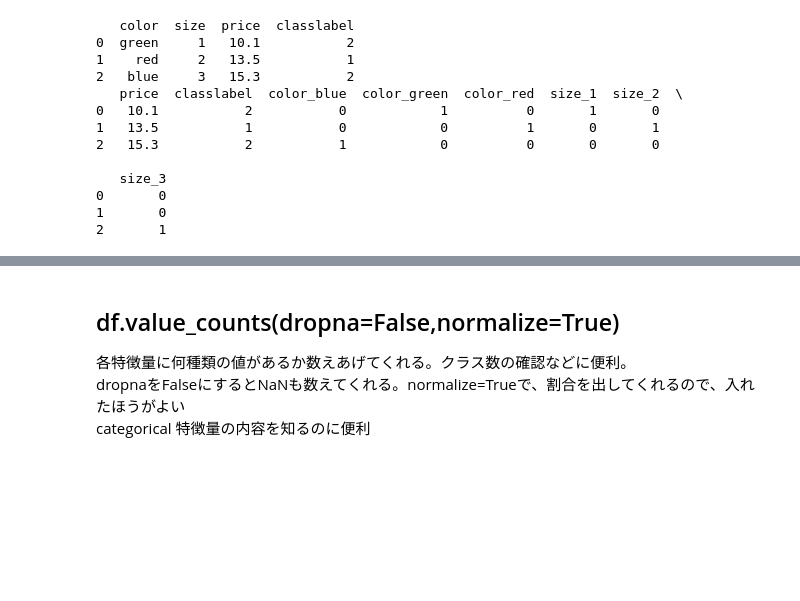
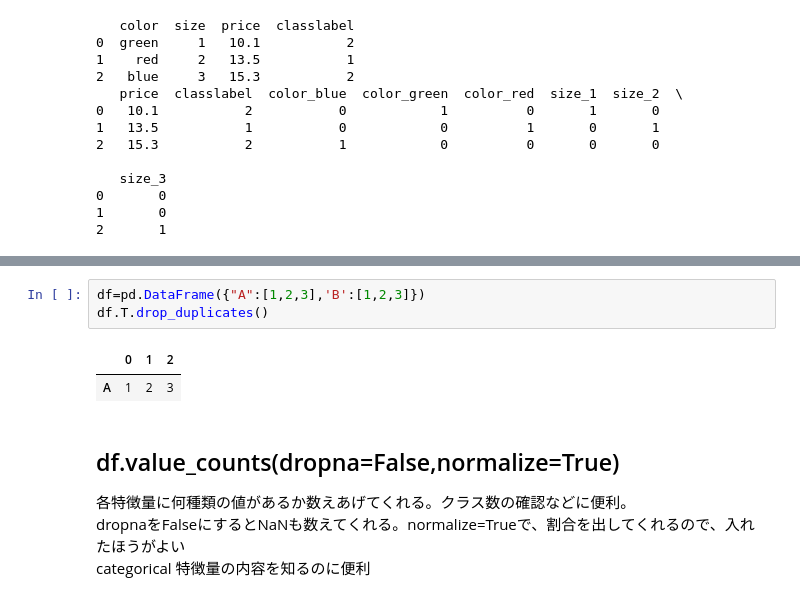
Before and after one commit to nsakki55/ml_note, a Jupyter notebook: pandas_cheat_sheet.ipynb, the cells around one changed output, grey strips where cells are left out. Cells and saved outputs as stored; diff of their text form; blank space fills up the shorter version.

```diff
--- a/pandas_cheat_sheet.ipynb
+++ b/pandas_cheat_sheet.ipynb
@@ -617,3 +620,9 @@ print(df)
+# %%
+df=pd.DataFrame({"A":[1,2,3],'B':[1,2,3]})
+df.T.drop_duplicates()
+# %% [output]
+|  | 0 | 1 | 2 |
+| A | 1 | 2 | 3 |
 # %% [markdown]
 ## df.value_counts(dropna=False,normalize=True)
 各特徴量に何種類の値があるか数えあげてくれる。クラス数の確認などに便利。
```
Also changed, not shown: parts of 1 cell of this notebook, 10 other files.
